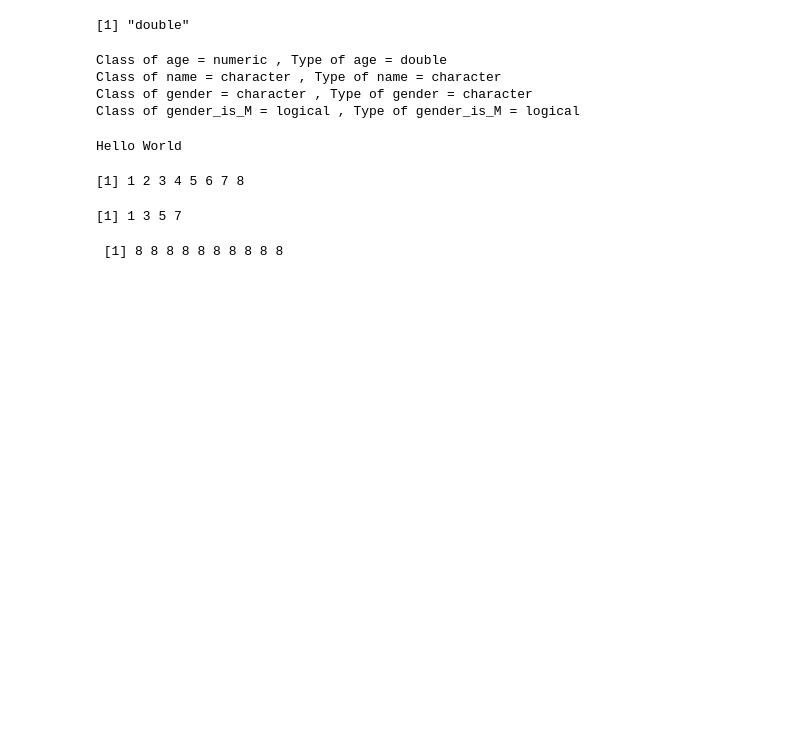
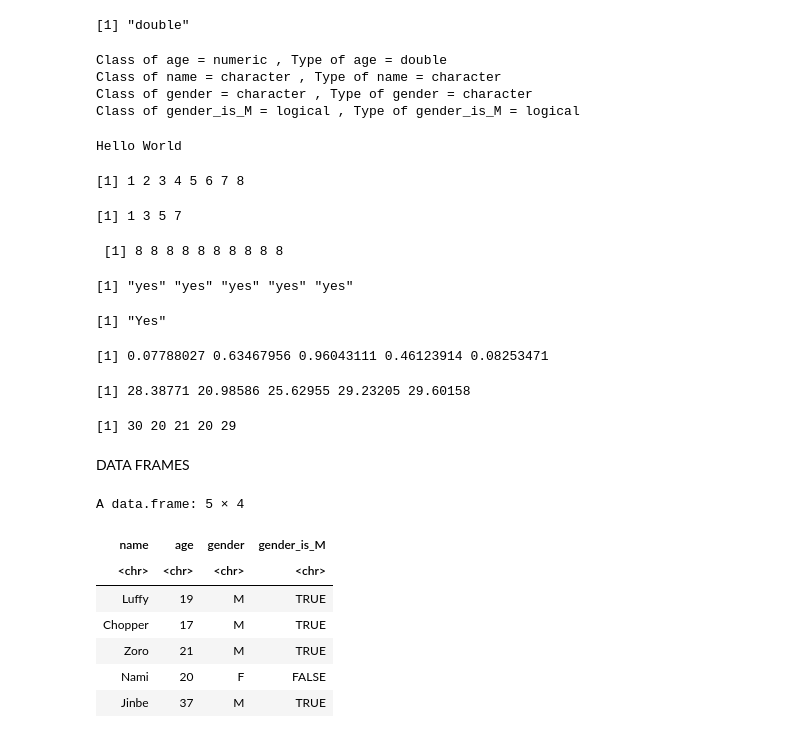
Before and after one commit to Prime182/Data_rush, a Jupyter notebook: R_basics.ipynb, the cells around one changed output. Drawn from its saved outputs; the diff is of its cells as text; code cells hidden in the pictures; blank space fills up the shorter version.

```diff
--- a/R_basics.ipynb
+++ b/R_basics.ipynb
@@ -63,7 +68,44 @@ sequential1
 [1] 1 2 3 4 5 6 7 8
 [1] 1 3 5 7
 # %%
+#repeating
+
 re <-rep(8,10)
 re
+
+re_str<-rep("yes",5)
+re_str
 # %% [output]
  [1] 8 8 8 8 8 8 8 8 8 8
+[1] "yes" "yes" "yes" "yes" "yes"
+[1] "Yes"
+# %%
+#random
+
+rand<-runif(5)
+rand
+
+rand1<-runif(5,20,30)
+rand1
+
+round1 <-round(runif(5,20,30))
+round1
+# %% [output]
+[1] 0.07788027 0.63467956 0.96043111 0.46123914 0.08253471
+[1] 28.38771 20.98586 25.62955 29.23205 29.60158
+[1] 30 20 21 20 29
+# %% [markdown]
+DATA FRAMES
+# %%
+df = data.frame(cbind(name,age,gender,gender_is_M))
+df
+fix(df)
+# %% [output]
+A data.frame: 5 × 4
+| name | age | gender | gender_is_M |
+| <chr> | <chr> | <chr> | <chr> |
+| Luffy | 19 | M | TRUE |
+| Chopper | 17 | M | TRUE |
+| Zoro | 21 | M | TRUE |
+| Nami | 20 | F | FALSE |
+| Jinbe | 37 | M | TRUE |
```
Also changed, not shown: parts of 14 cells of this notebook, 3 other files.
